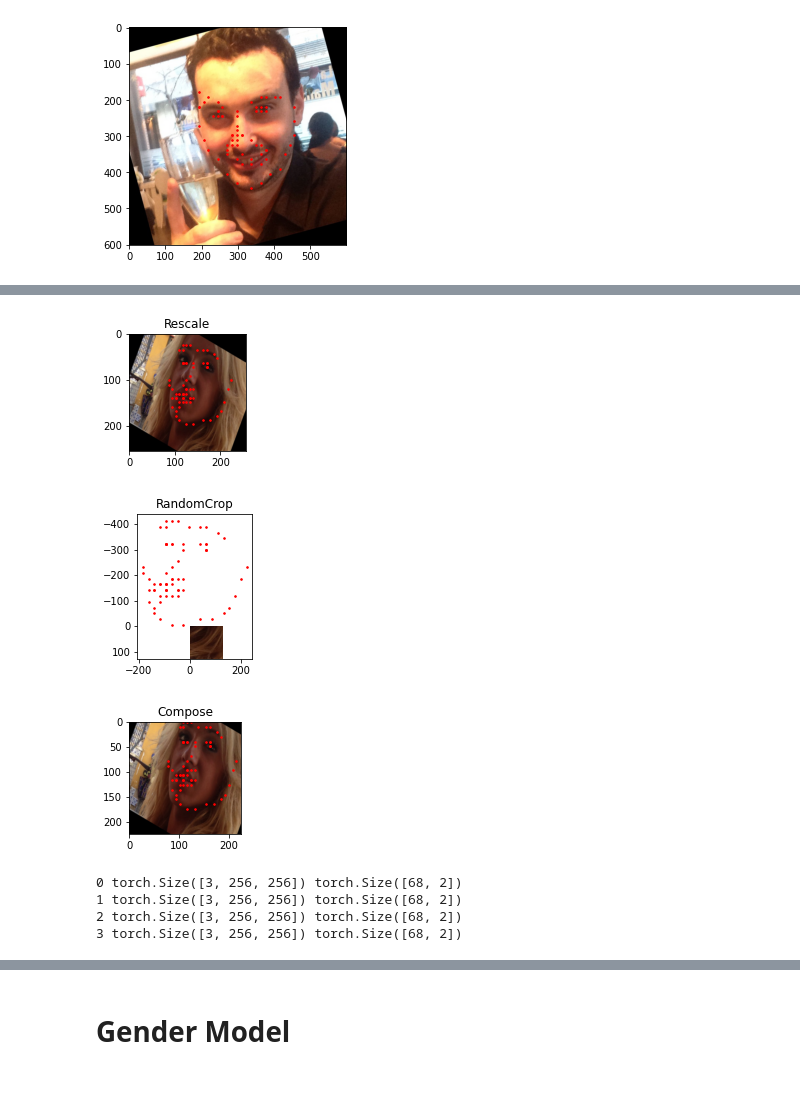
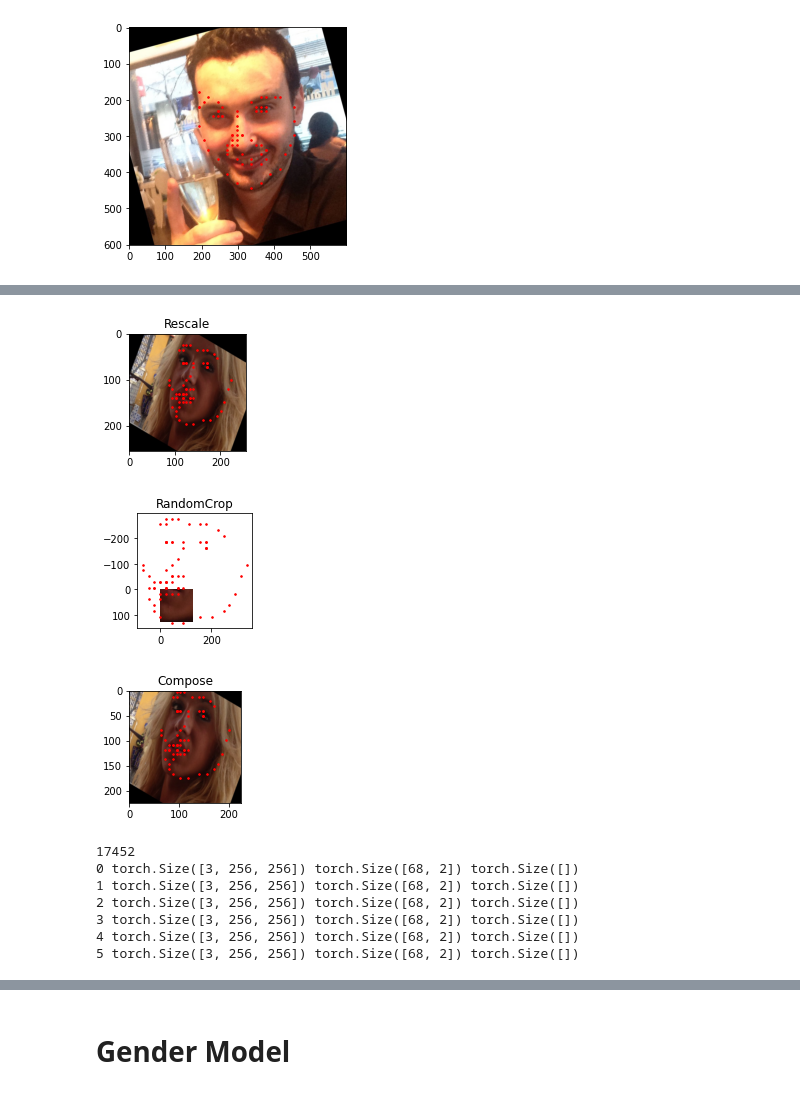
Before and after one commit to vigneshvalliappan/MSAI_CV_Project, a Jupyter notebook: Playground/VGG_19L_sandbox.ipynb, the cells around one changed output, grey strips where cells are left out. Drawn from its saved outputs; the diff is of its cells as text; code cells hidden in the pictures.

```diff
--- a/Playground/VGG_19L_sandbox.ipynb
+++ b/Playground/VGG_19L_sandbox.ipynb
@@ -312,18 +327,20 @@ class FaceLandmarksDataset(Dataset):
 # %%
-face_dataset_trial = FaceLandmarksDataset(df=fold_combined)
+face_dataset_trial = FaceLandmarksDataset(csv_file='/content/drive/MyDrive/MSAI CV/MSAI CV Project/fold_combined.csv', model = 'gender')
 
 fig = plt.figure()
 
 for i in range(len(face_dataset_trial)):
     sample = face_dataset_trial[i]
 
-    print(i, sample['image'].shape, sample['landmarks'].shape)
+    #print(i, sample['image'].shape, sample['landmarks'].shape, sample['label'].shape, sample['label'])
+    print(i, sample[0].shape, sample[1].shape, sample[2].shape, sample[2])
+    print(i, sample[0].dtype, sample[1].dtype, sample[2].dtype)
 
     ax = plt.subplot(1, 5, i + 1)
     plt.tight_layout()
     ax.set_title('Sample #{}'.format(i))
     ax.axis('off')
-    show_landmarks(**sample)
+    show_landmarks(sample[0], sample[1])
 
     if i == 4:
         break
@@ -353,7 +375,8 @@ class Rescale(object):
         self.output_size = output_size
 
     def __call__(self, sample):
-        image, landmarks = sample['image'], sample['landmarks']
+        #image, landmarks, label = sample['image'], sample['landmarks'], sample['label']
+        image, landmarks, label = sample[0], sample[1], sample[2]
 
         h, w = image.shape[:2]
         #if isinstance(self.output_size, int):
@@ -372,8 +395,8 @@ class Rescale(object):
         # x and y axes are axis 1 and 0 respectively
         landmarks = landmarks * [new_w / w, new_h / h]
 
-        return {'image': img, 'landmarks': landmarks}
-
+        #return {'image': img, 'landmarks': landmarks, 'label': label}
+        return (img, landmarks, label)
 
 class RandomCrop(object):
     """Crop randomly the image in a sample.
@@ -392,7 +415,8 @@ class RandomCrop(object):
             self.output_size = output_size
 
     def __call__(self, sample):
-        image, landmarks = sample['image'], sample['landmarks']
+        #image, landmarks, label = sample['image'], sample['landmarks'], sample['label']
+        image, landmarks, label = sample[0], sample[1], sample[2]
 
         h, w = image.shape[:2]
         new_h, new_w = self.output_size
@@ -400,60 +424,65 @@ class RandomCrop(object):
         top = np.random.randint(0, h - new_h)
         left = np.random.randint(0, w - new_w)
 
-        image = image[top: top + new_h,
-                      left: left + new_w]
+        image = image[top: top + new_h, left: left + new_w]
 
         landmarks = landmarks - [left, top]
 
-        return {'image': image, 'landmarks': landmarks}
-
+        #return {'image': image, 'landmarks': landmarks, 'label': label}
+        return (image, landmarks, label)
 
 class ToTensor(object):
     """Convert ndarrays in sample to Tensors."""
 
     def __call__(self, sample):
-        image, landmarks = sample['image'], sample['landmarks']
+        #image, landmarks, label = sample['image'], sample['landmarks'], sample['label']
+        image, landmarks, label = sample[0], sample[1], sample[2]
 
         # swap color axis because
         # numpy image: H x W x C
         # torch image: C x H x W
         image = image.transpose((2, 0, 1))
-        return {'image': torch.from_numpy(image),
-                'landmarks': torch.from_numpy(landmarks)}
+        return (torch.from_numpy(image), torch.from_numpy(landmarks), torch.from_numpy(label))
 # %%
 scale = Rescale(256)
 crop = RandomCrop(128)
 composed = transforms.Compose([Rescale(256),
                                RandomCrop(224)])
 
 # Apply each of the above transforms on sample.
 fig = plt.figure()
 sample = face_dataset_trial[0]
 for i, tsfrm in enumerate([scale, crop, composed]):
     transformed_sample = tsfrm(sample)
 
     ax = plt.subplot(1, 3, i + 1)
     plt.tight_layout()
     ax.set_title(type(tsfrm).__name__)
-    show_landmarks(**transformed_sample)
+    #show_landmarks(transformed_sample['image'], transformed_sample['landmarks'])
+    show_landmarks(transformed_sample[0], transformed_sample[1])
 
 plt.show()
 # %% [output]
 [figure]
-[figure, old version]
+[figure, new version]
-[figure, old version]
+[figure, new version]
 # %%
-transformed_dataset = FaceLandmarksDataset(df= fold_combined, transform=transforms.Compose([Rescale(256), ToTensor()]))
+transformed_dataset = FaceLandmarksDataset(csv_file = '/content/drive/MyDrive/MSAI CV/MSAI CV Project/fold_combined.csv', model = 'gender', transform=transforms.Compose([Rescale(256), ToTensor()]))
+
+print(len(transformed_dataset))
 
 for i in range(len(transformed_dataset)):
     sample = transformed_dataset[i]
+    #print(i, sample['image'].size(), sample['landmarks'].size(), sample['label'].size())
+    print(i, sample[0].size(), sample[1].size(), sample[2].size())
 
-    print(i, sample['image'].size(), sample['landmarks'].size())
-
-    if i == 3:
+    if i == 5:
         break
 # %% [output]
-0 torch.Size([3, 256, 256]) torch.Size([68, 2])
-1 torch.Size([3, 256, 256]) torch.Size([68, 2])
-2 torch.Size([3, 256, 256]) torch.Size([68, 2])
-3 torch.Size([3, 256, 256]) torch.Size([68, 2])
+17452
+0 torch.Size([3, 256, 256]) torch.Size([68, 2]) torch.Size([])
+1 torch.Size([3, 256, 256]) torch.Size([68, 2]) torch.Size([])
+2 torch.Size([3, 256, 256]) torch.Size([68, 2]) torch.Size([])
+3 torch.Size([3, 256, 256]) torch.Size([68, 2]) torch.Size([])
+4 torch.Size([3, 256, 256]) torch.Size([68, 2]) torch.Size([])
+5 torch.Size([3, 256, 256]) torch.Size([68, 2]) torch.Size([])
```
Also changed, not shown: parts of 13 cells of this notebook.
